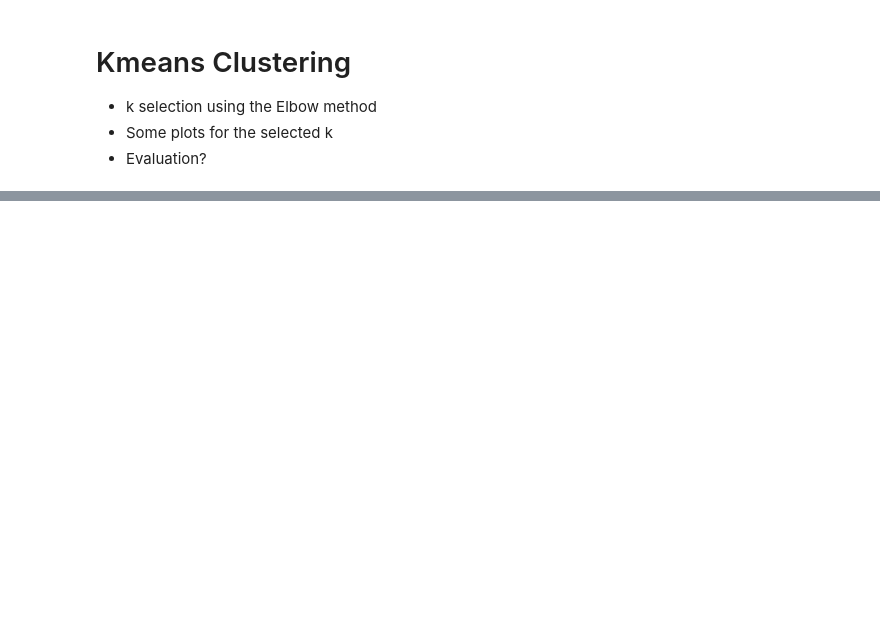
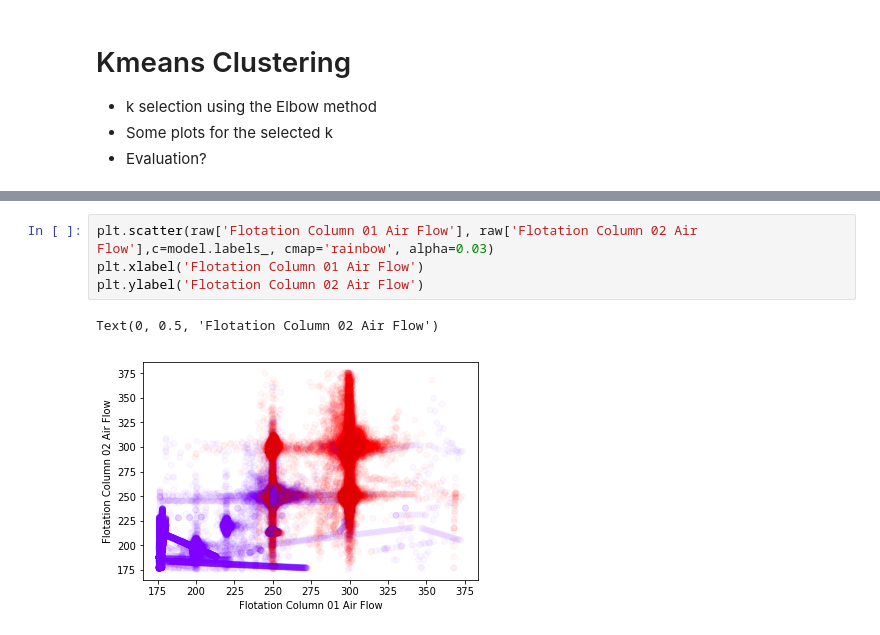
Before and after one commit to LeonardoSanBenitez/Loris-Industrial-Intelligence, a Jupyter notebook: pythonCodes/08 - Mining Dataset/Consuption Patterns.ipynb, the cells around one changed output, grey strips where cells are left out. Cells and saved outputs as stored; diff of their text form; blank space fills up the shorter version.

```diff
--- a/pythonCodes/08 - Mining Dataset/Consuption Patterns.ipynb
+++ b/pythonCodes/08 - Mining Dataset/Consuption Patterns.ipynb
@@ -132,0 +149,7 @@ plt.scatter
+# %%
+plt.scatter(raw['Flotation Column 01 Air Flow'], raw['Flotation Column 02 Air Flow'],c=model.labels_, cmap='rainbow', alpha=0.03)
+plt.xlabel('Flotation Column 01 Air Flow')
+plt.ylabel('Flotation Column 02 Air Flow')
+# %% [output]
+Text(0, 0.5, 'Flotation Column 02 Air Flow')
+[figure, added]
```
Also changed, not shown: parts of 16 cells of this notebook, 14 other files.
